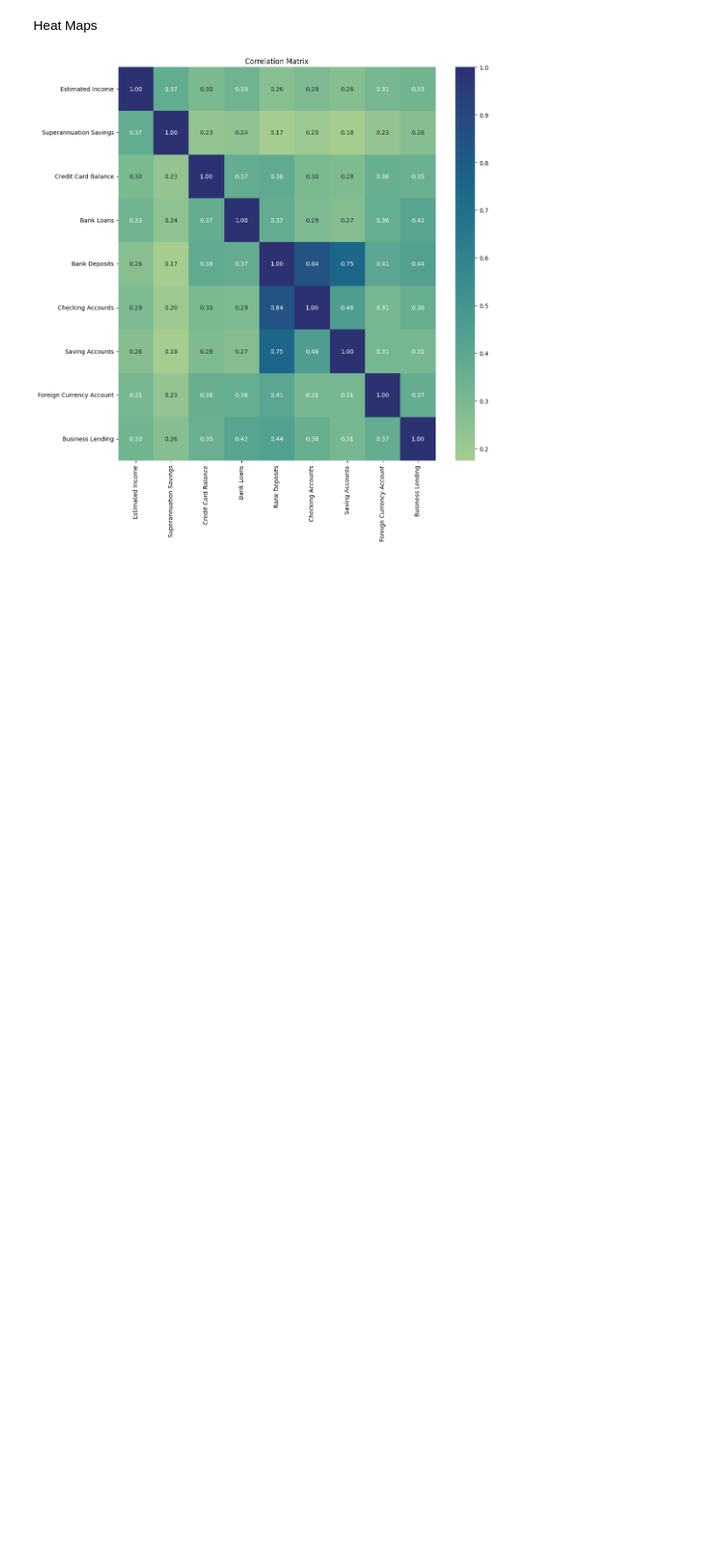
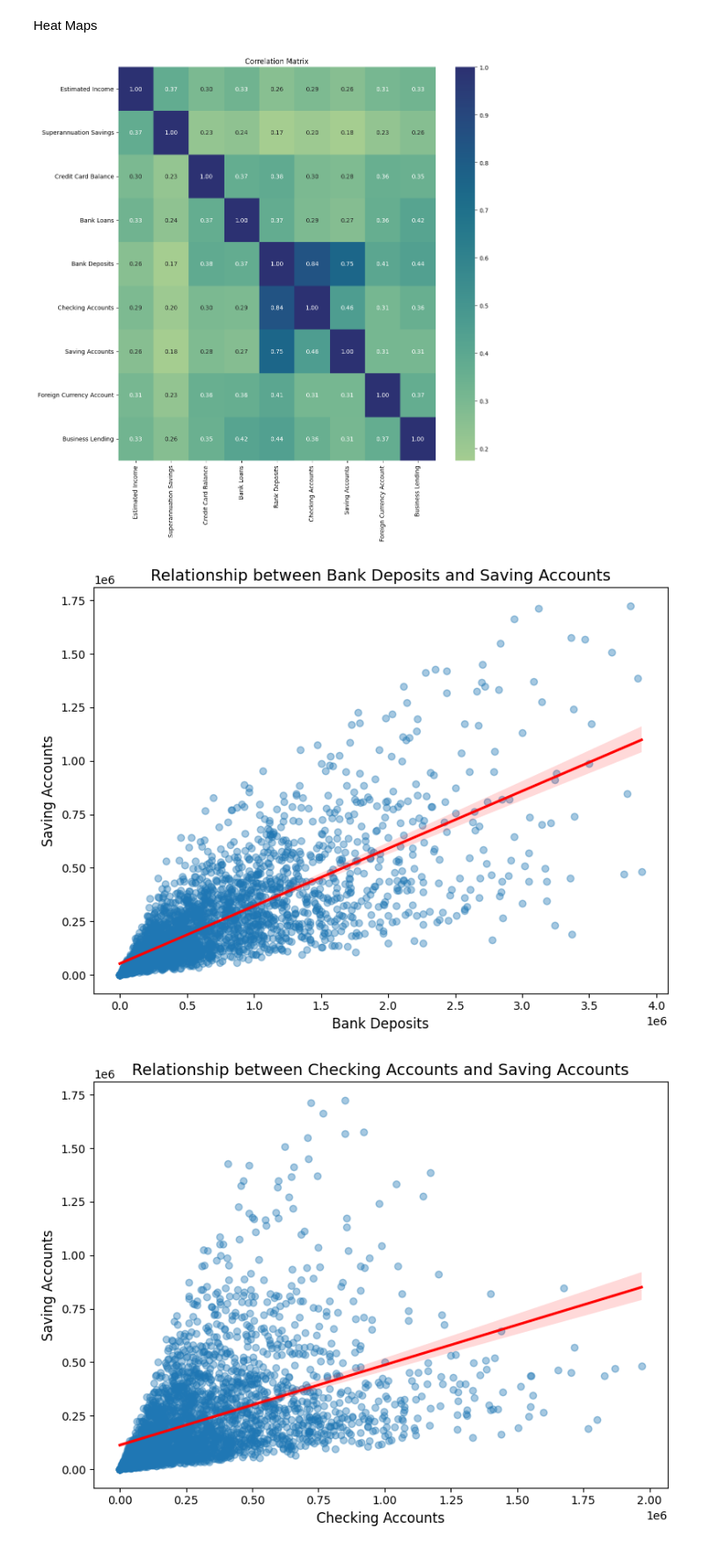
Before and after one commit to wtfmadrid/RiskAnalysis, a Jupyter notebook: bankingEDA.ipynb, the cells around one changed output. Shown at 88% size. Saved outputs shown, nothing was run; the diff lists cells and outputs as text; code cells hidden in the pictures; blank space fills up the shorter version.

```diff
--- a/bankingEDA.ipynb
+++ b/bankingEDA.ipynb
@@ -248,3 +270,32 @@ plt.title("Correlation Matrix")
 plt.show()
 # %% [output]
 [figure]
+# %%
+pairs_to_plot = [
+    ('Bank Deposits', 'Saving Accounts'),
+    ('Checking Accounts', 'Saving Accounts'),
+    ('Checking Accounts', 'Foreign Currency Account'),
+    ('Age', 'Superannuation Savings'),
+    ('Estimated Income', 'Checking Accounts'),
+    ('Bank Loans', 'Credit Card Balance'),
+    ('Business Lending', 'Bank Loans'),
+]
+
+
+for x_col, y_col in pairs_to_plot:
+    plt.figure(figsize=(8, 6))
+    sns.regplot(
+        data=df,
+        x=x_col,
+        y=y_col,
+        scatter_kws={'alpha': 0.4},     # semi-transparent points
+        line_kws={'color': 'red'}       # best-fit line color
+    )
+    plt.title(f'Relationship between {x_col} and {y_col}', fontsize=14)
+    plt.xlabel(x_col, fontsize=12)
+    plt.ylabel(y_col, fontsize=12)
+    plt.tight_layout()
+    plt.show()
+# %% [output]
+[figure, added]
+[figure, added]
```
Also changed, not shown: parts of 2 cells of this notebook.
